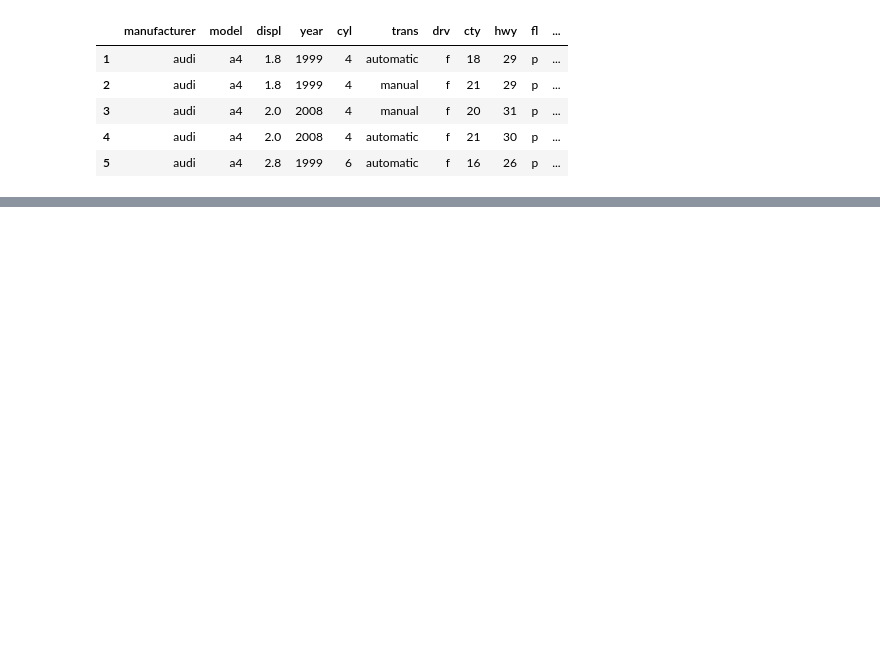
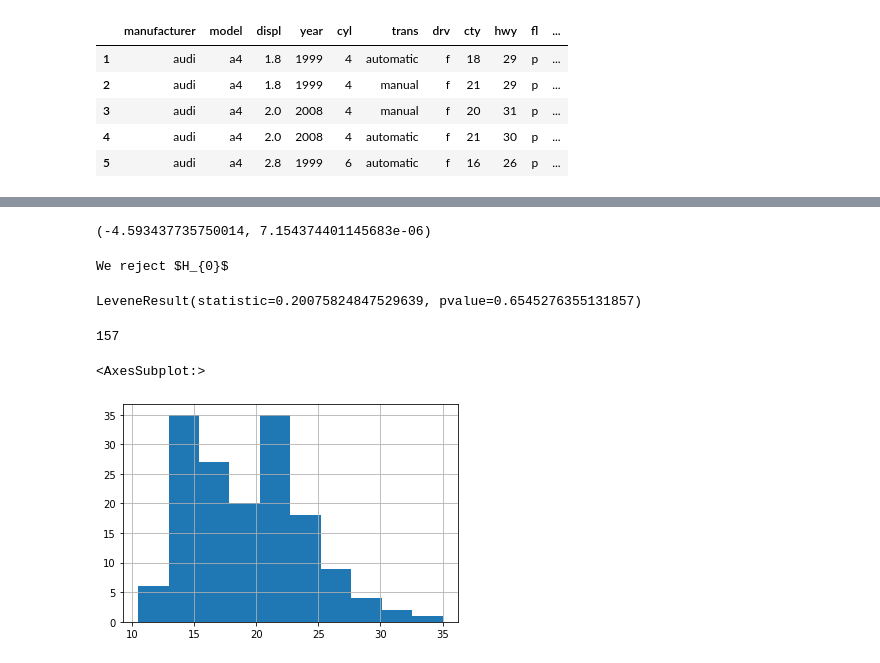
Before and after one commit to jamesallen0351/statistics-exercises, a Jupyter notebook: hypothesis_testing.ipynb, the cells around one changed output, grey strips where cells are left out. Saved outputs shown, nothing was run; the diff lists cells and outputs as text; code cells hidden in the pictures; blank space fills up the shorter version.

```diff
--- a/hypothesis_testing.ipynb
+++ b/hypothesis_testing.ipynb
@@ -499,0 +481,26 @@ t
+# %%
+fe_auto = mpg[mpg.trans.str.contains('auto')].average_mileage
+fe_manual = mpg[mpg.trans.str.contains('manual')].average_mileage
+# %%
+t, p = stats.ttest_ind(fe_auto, fe_manual)
+t, p
+# %% [output]
+(-4.593437735750014, 7.154374401145683e-06)
+# %%
+if p < alpha:
+    print("We reject $H_{0}$")
+else:
+    print("We fail to reject $H_{0}$")
+# %% [output]
+We reject $H_{0}$
+# %%
+stats.levene(fe_manual, fe_auto) #to test for equal variance
+# %% [output]
+LeveneResult(statistic=0.20075824847529639, pvalue=0.6545276355131857)
+# %%
+print(len(fe_auto))
+fe_auto.hist()
+# %% [output]
+157
+<AxesSubplot:>
+[figure, added]
```
Also changed, not shown: parts of 13 cells of this notebook.
